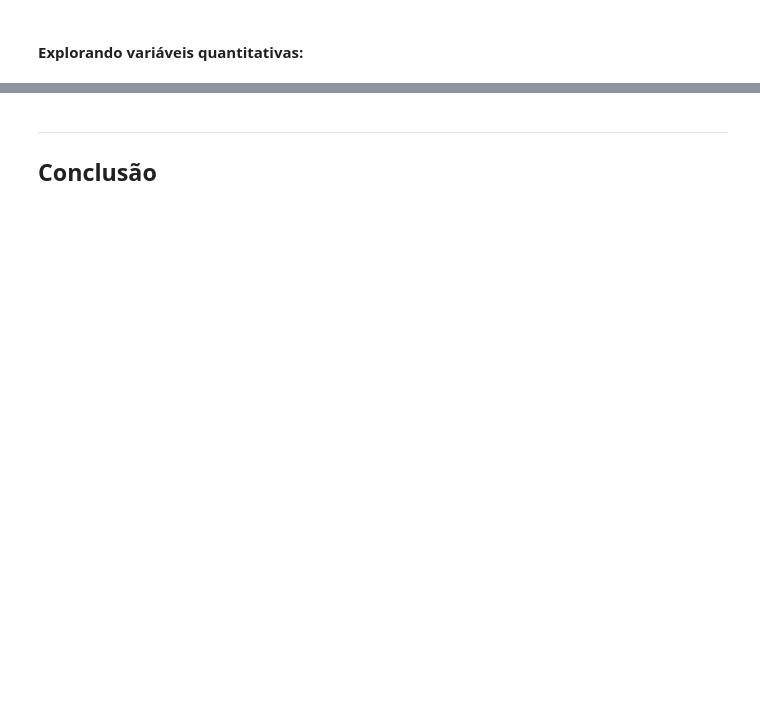
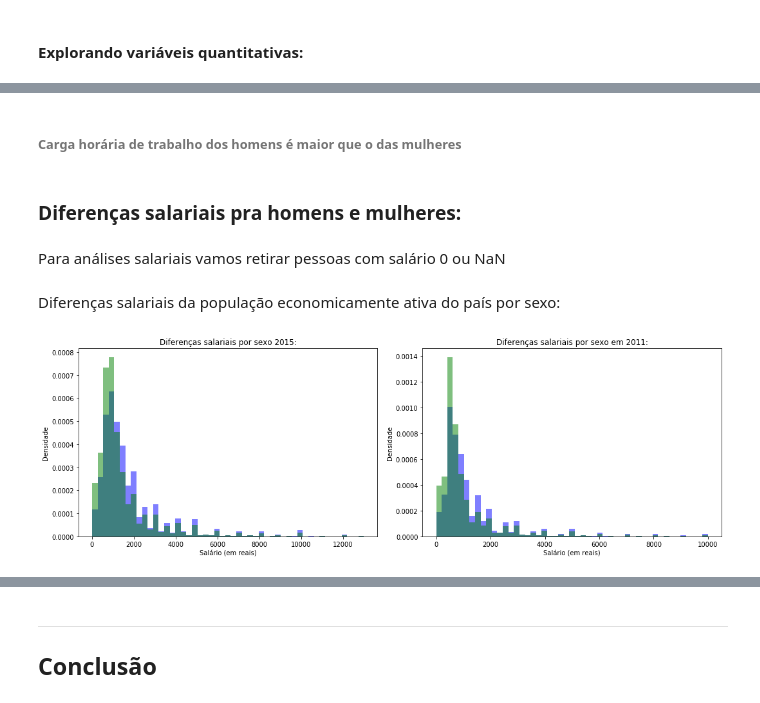
Before and after one commit to gabrielcla/CDadosDP-P1, a Jupyter notebook: Projeto 1.ipynb, the cells around one changed output, grey strips where cells are left out. Cells and saved outputs as stored; diff of their text form; code cells hidden in the pictures; blank space fills up the shorter version.

```diff
--- a/Projeto 1.ipynb
+++ b/Projeto 1.ipynb
@@ -255,0 +227,31 @@ pd.crosstab(dados[X],dados[Y],rownames=[X], colnames=[Y],margins=True, normalize
+# %% [markdown]
+###### Carga horária de trabalho dos homens é maior que o das mulheres
+# %% [markdown]
+### Diferenças salariais pra homens e mulheres:
+# %% [markdown]
+Para análises salariais vamos retirar pessoas com salário 0 ou NaN
+# %%
+d15 = dados.loc[(dados.Economicamente=='Ativa')&(dados.Salario > 0),['Sexo','Salario']]
+d11 = dados2011.loc[(dados2011.Economicamente=='Ativa')&(dados2011.Salario > 0),['Sexo','Salario']]
+# %% [markdown]
+Diferenças salariais da população economicamente ativa do país por sexo:
+# %%
+fig = plt.figure(figsize=(15, 5))
+
+ax1 = plt.subplot2grid((1,2), (0,0)) #(linhas,col) do grid e depois (linha,col) do item
+
+plot = d15[d15.Sexo=='Masculino'].Salario.plot.hist(bins=faixaSalario, title='Diferenças salariais por sexo 2015:', density=True, color='blue', alpha=0.5)
+plot = d15[d15.Sexo=='Feminino'].Salario.plot.hist(bins=faixaSalario, density=True, color='g', alpha = 0.5)
+plt.ylabel('Densidade')
+plt.xlabel('Salário (em reais)')
+
+ax1 = plt.subplot2grid((1,2), (0, 1))
+
+plot = d11[d11.Sexo=='Masculino'].Salario.plot.hist(bins=np.linspace(d11.Salario.min(),d11.Salario.quantile(0.99),50), title='Diferenças salariais por sexo em 2011:', density=True, color='blue', alpha=0.5)
+plot = d11[d11.Sexo=='Feminino'].Salario.plot.hist(bins=np.linspace(d11.Salario.min(),d11.Salario.quantile(0.99),50), density=True, color='g', alpha = 0.5)
+plt.ylabel('Densidade')
+plt.xlabel('Salário (em reais)')
+plt.tight_layout()
+plt.show()
+# %% [output]
+[figure, added]
```
Also changed, not shown: parts of 33 cells of this notebook.
